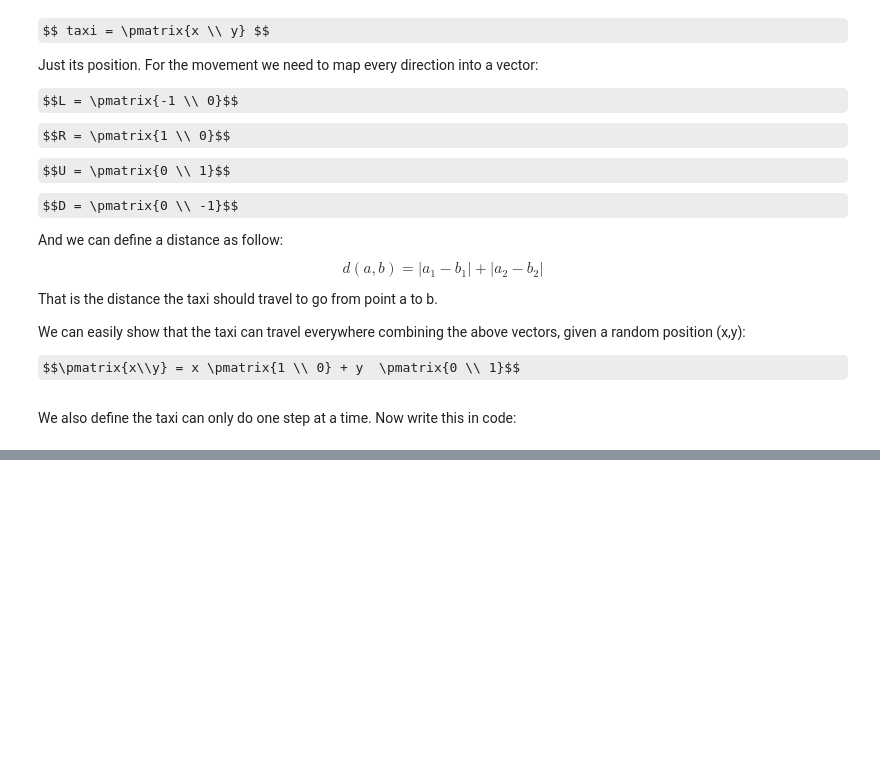
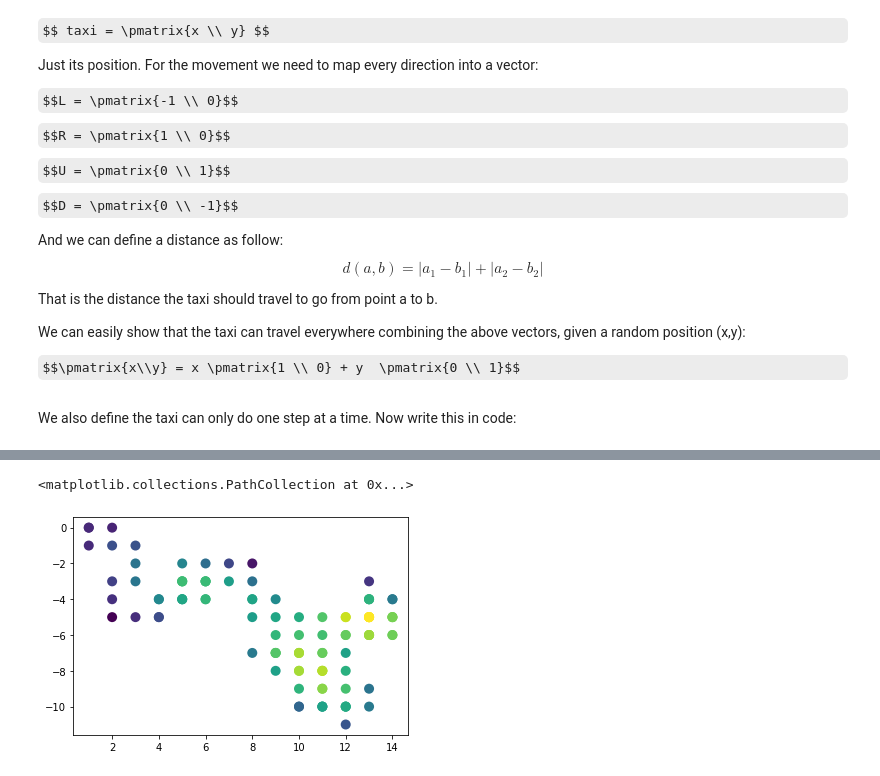
Before and after one commit to edgarklerks/some_musings, a Jupyter notebook: Some_algebraic_structure_of_python_generators.ipynb, the cells around one changed output, grey strips where cells are left out. Saved outputs shown, nothing was run; the diff lists cells and outputs as text; code cells hidden in the pictures; some formulas as TeX source; blank space fills up the shorter version.

```diff
--- a/Some_algebraic_structure_of_python_generators.ipynb
+++ b/Some_algebraic_structure_of_python_generators.ipynb
@@ -170,0 +233,11 @@ def dirToVec(x):
+# %%
+from scipy.stats import gaussian_kde
+
+xy = np.vstack([x,y])
+z = gaussian_kde(xy)(xy)
+
+fig, ax = plt.subplots()
+ax.scatter(x, y, c=z, s=100, edgecolor='')
+# %% [output]
+<matplotlib.collections.PathCollection at 0x...>
+[figure, added]
```
Also changed, not shown: parts of 7 cells of this notebook.
